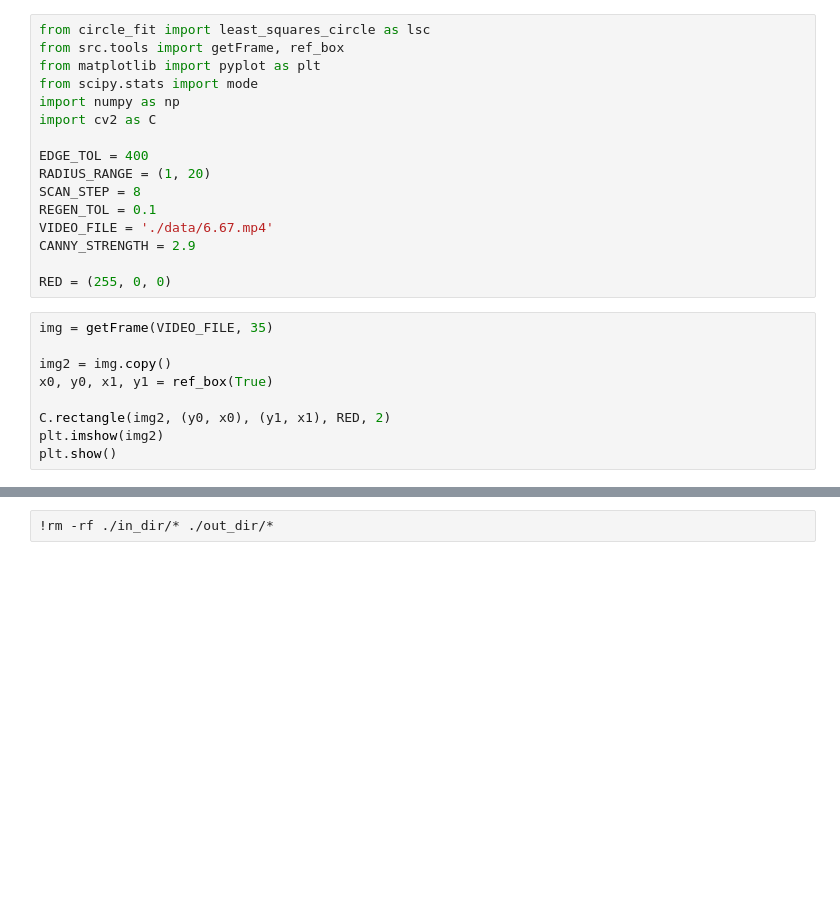
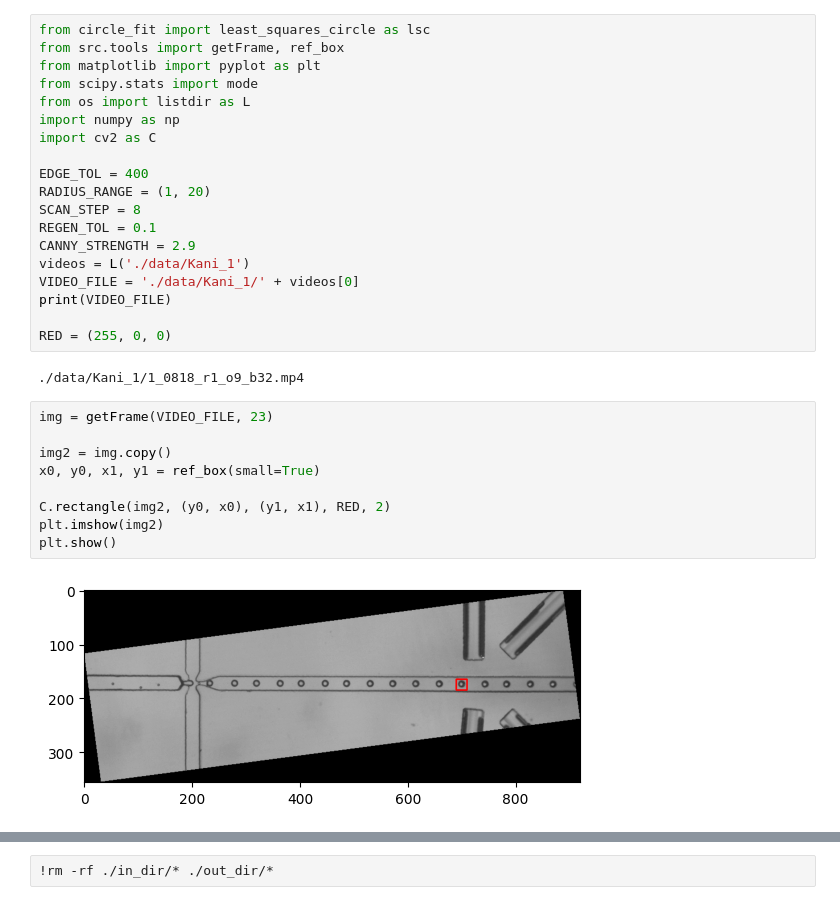
Before and after one commit to CQuICC/beadfinder, a Jupyter notebook: init.ipynb, the cells around one changed output, grey strips where cells are left out. Drawn from its saved outputs; the diff is of its cells as text; blank space fills up the shorter version.

```diff
--- a/init.ipynb
+++ b/init.ipynb
@@ -3,6 +3,7 @@ from circle_fit import least_squares_circle as lsc
 from src.tools import getFrame, ref_box
 from matplotlib import pyplot as plt
 from scipy.stats import mode
+from os import listdir as L
 import numpy as np
 import cv2 as C
 
@@ -10,19 +11,25 @@ EDGE_TOL = 400
 RADIUS_RANGE = (1, 20)
 SCAN_STEP = 8
 REGEN_TOL = 0.1
-VIDEO_FILE = './data/6.67.mp4'
 CANNY_STRENGTH = 2.9
+videos = L('./data/Kani_1')
+VIDEO_FILE = './data/Kani_1/' + videos[0]
+print(VIDEO_FILE)
 
 RED = (255, 0, 0)
+# %% [output]
+./data/Kani_1/1_0818_r1_o9_b32.mp4
 # %%
-img = getFrame(VIDEO_FILE, 35)
+img = getFrame(VIDEO_FILE, 23)
 
 img2 = img.copy()
-x0, y0, x1, y1 = ref_box(True)
+x0, y0, x1, y1 = ref_box(small=True)
 
 C.rectangle(img2, (y0, x0), (y1, x1), RED, 2)
 plt.imshow(img2)
 plt.show()
+# %% [output]
+[figure, added]
 # %%
 ref = img[x0:x1, y0:y1]
 
```
Also changed, not shown: parts of 5 cells of this notebook, 6 other files.
